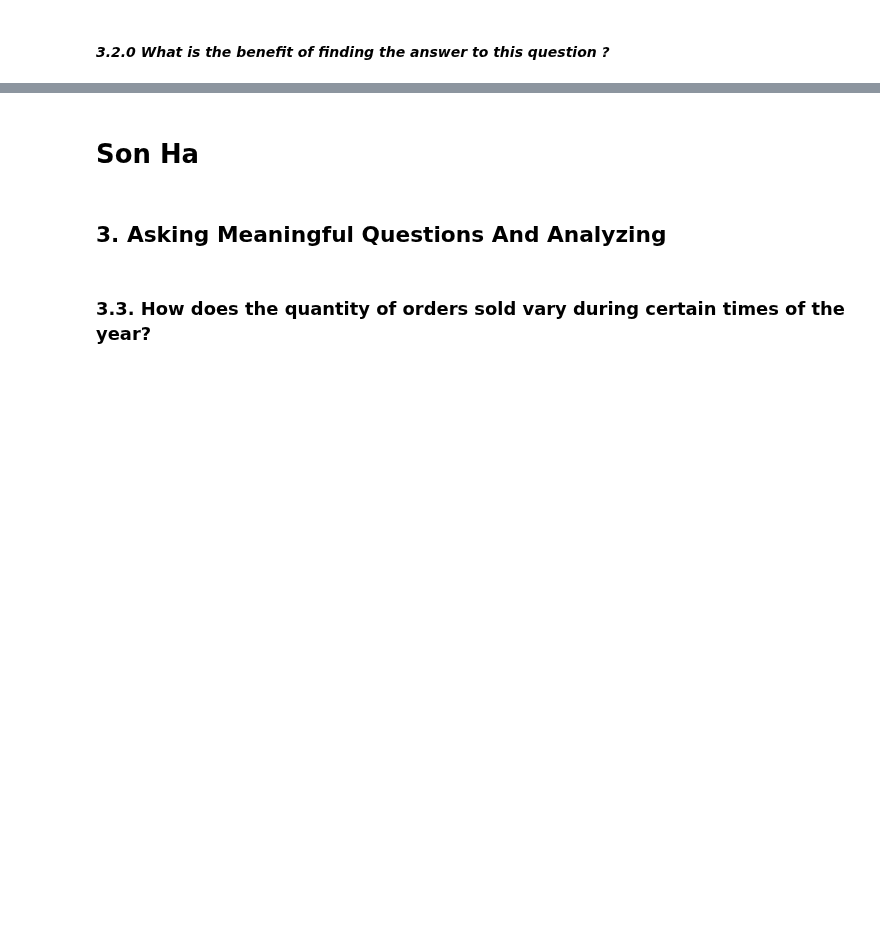
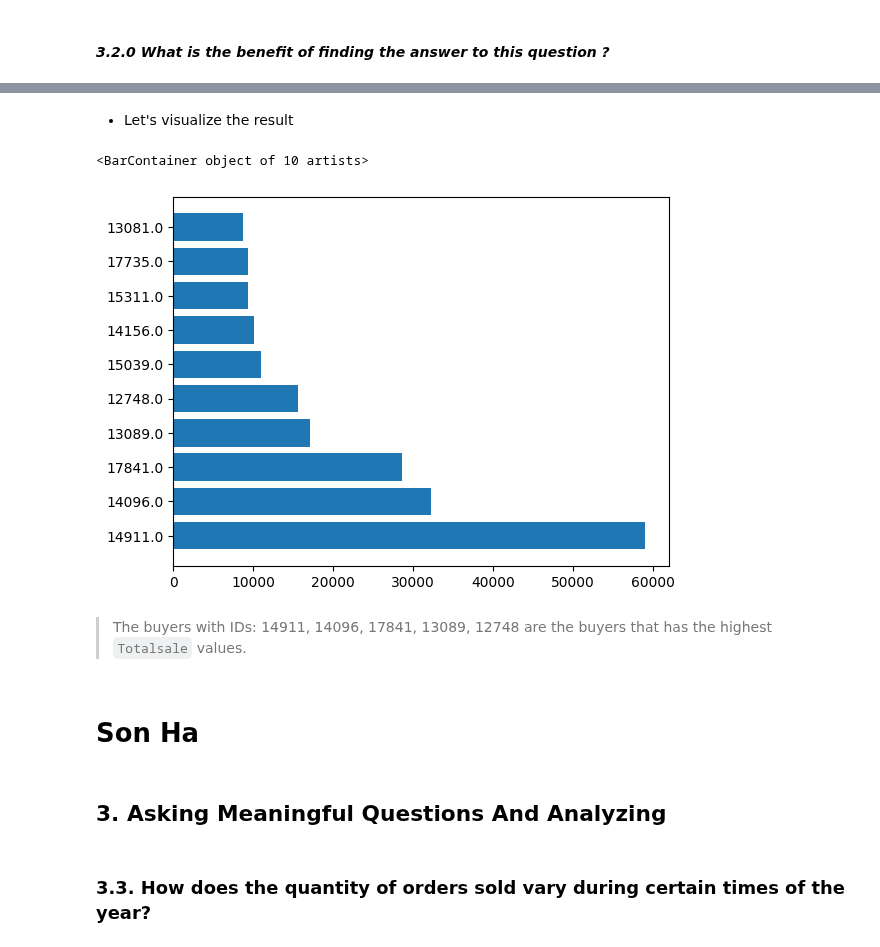
Before and after one commit to Ha0203/FinalProject_LTKHDL, a Jupyter notebook: main_branch.ipynb, the cells around one changed output, grey strips where cells are left out. Drawn from its saved outputs; the diff is of its cells as text; code cells hidden in the pictures; blank space fills up the shorter version.

```diff
--- a/main_branch.ipynb
+++ b/main_branch.ipynb
@@ -675,0 +780,3 @@ df
+# %%
+df = data_df[data_df['InvoiceDateTime'].dt.year == 2011][['CustomerID', 'Totalsale']]
+df
@@ -675,0 +799,6 @@ df
+# %%
+df = df.groupby('CustomerID').sum().reset_index()
+df = df.replace('nan', 'guest')
+sorted_df = df.sort_values(by= 'Totalsale',  ascending= False)
+sorted_df = sorted_df.drop(sorted_df[sorted_df['CustomerID'] == 'guest'].index)
+sorted_df
@@ -676,3 +819,12 @@ df
+# %% [markdown]
+- Let's visualize the result
+# %%
+plt.barh(sorted_df.head(10)['CustomerID'], sorted_df.head(10)['Totalsale'])
+# %% [output]
+<BarContainer object of 10 artists>
+[figure, added]
+# %% [markdown]
+> The buyers with IDs: 14911, 14096, 17841, 13089, 12748 are the buyers that has the highest `Totalsale` values.
 # %% [markdown]
 # Son Ha
 # %% [markdown]
```
Also changed, not shown: parts of 34 cells of this notebook.
